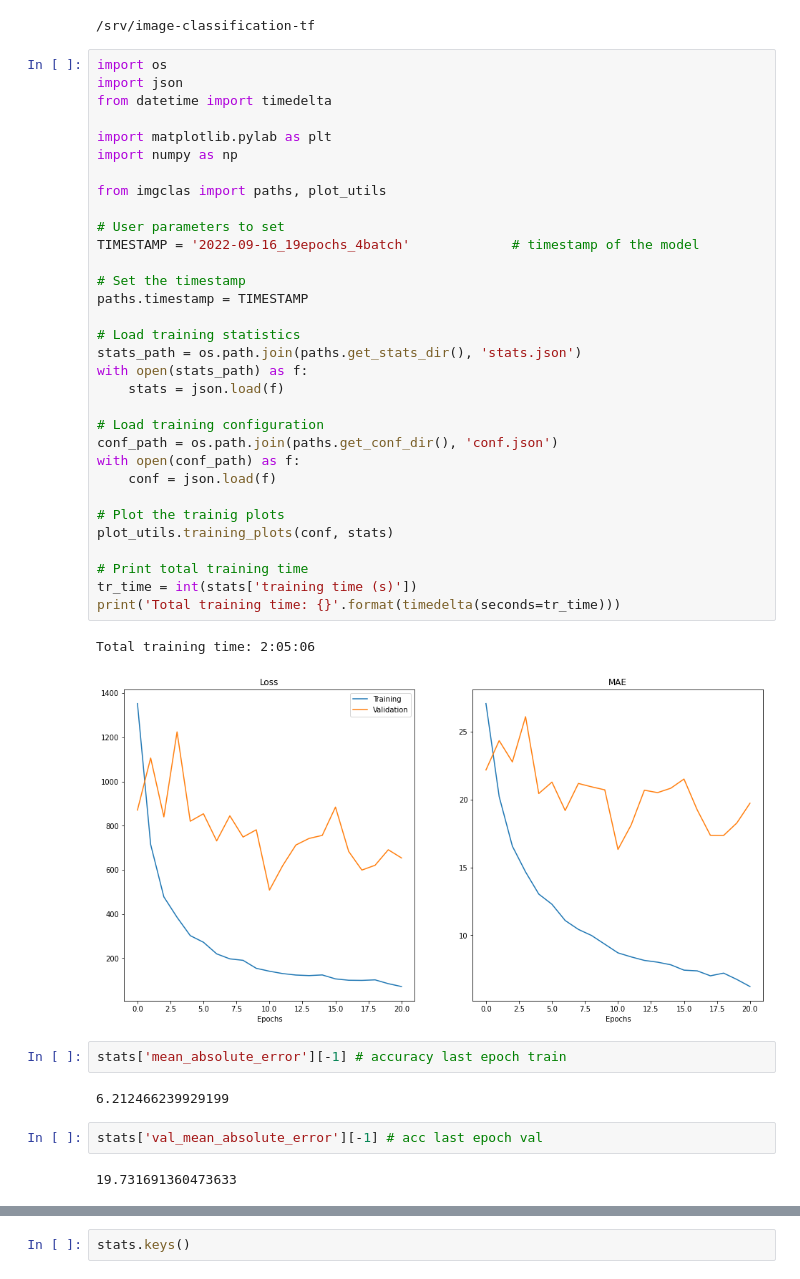
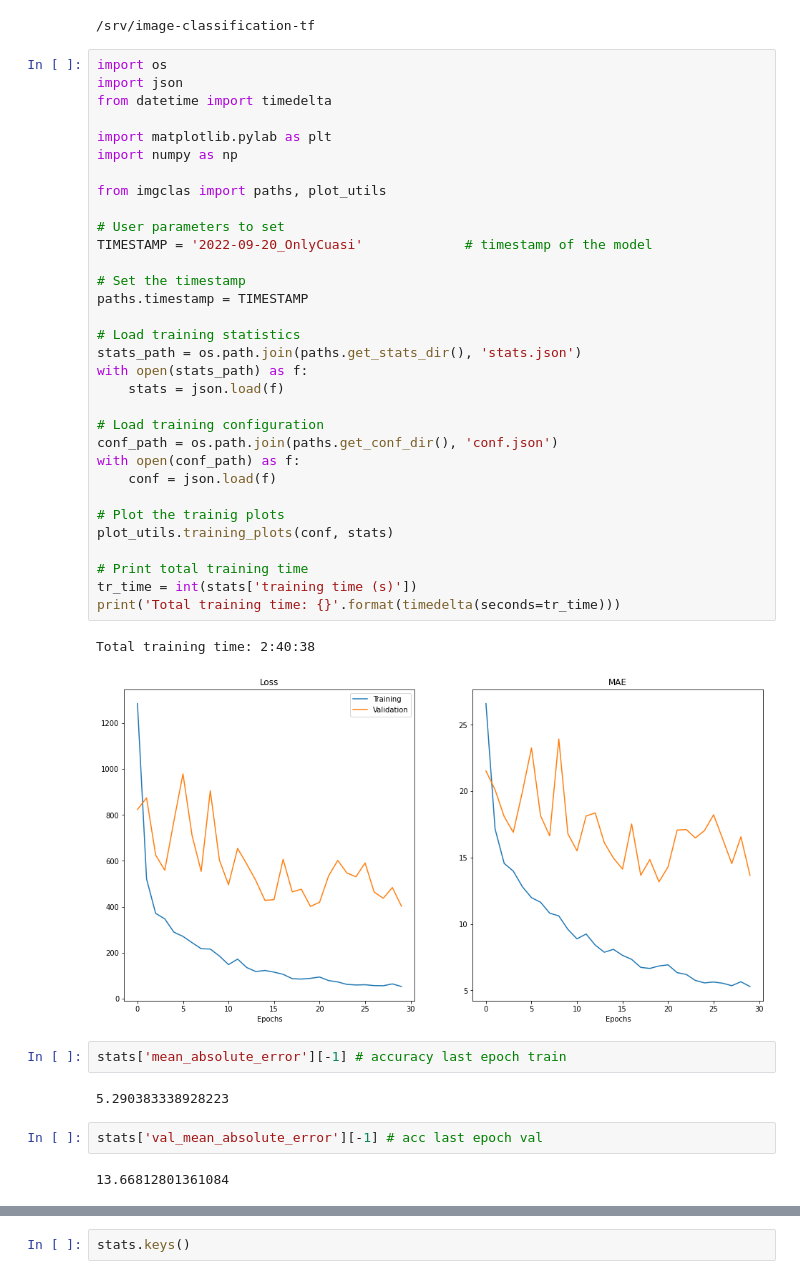
Before and after one commit to Pablo-Izquierdo/BrainGut-WineUp, a Jupyter notebook: notebooks/2.0-Model_training.ipynb, the cells around one changed output, grey strips where cells are left out. Cells and saved outputs as stored; diff of their text form.

```diff
--- a/notebooks/2.0-Model_training.ipynb
+++ b/notebooks/2.0-Model_training.ipynb
@@ -33,44 +51,44 @@ import os
 import json
 from datetime import timedelta
 
 import matplotlib.pylab as plt
 import numpy as np
 
 from imgclas import paths, plot_utils
 
 # User parameters to set
-TIMESTAMP = '2022-09-16_19epochs_4batch'             # timestamp of the model
+TIMESTAMP = '2022-09-20_OnlyCuasi'             # timestamp of the model
 
 # Set the timestamp
 paths.timestamp = TIMESTAMP
 
 # Load training statistics
 stats_path = os.path.join(paths.get_stats_dir(), 'stats.json')
 with open(stats_path) as f:
     stats = json.load(f)
 
 # Load training configuration
 conf_path = os.path.join(paths.get_conf_dir(), 'conf.json')
 with open(conf_path) as f:
     conf = json.load(f)
 
 # Plot the trainig plots
 plot_utils.training_plots(conf, stats)
 
 # Print total training time
 tr_time = int(stats['training time (s)'])
 print('Total training time: {}'.format(timedelta(seconds=tr_time)))
 # %% [output]
-Total training time: 2:05:06
+Total training time: 2:40:38
-[figure, old version]
+[figure, new version]
 # %%
 stats['mean_absolute_error'][-1] # accuracy last epoch train
 # %% [output]
-6.212466239929199
+5.290383338928223
 # %%
 stats['val_mean_absolute_error'][-1] # acc last epoch val
 # %% [output]
-19.731691360473633
+13.66812801361084
 # %%
 stats['loss'][-1] # el loss es el mse
 # %% [output]
```
Also changed, not shown: parts of 7 cells of this notebook, 6 other files.
